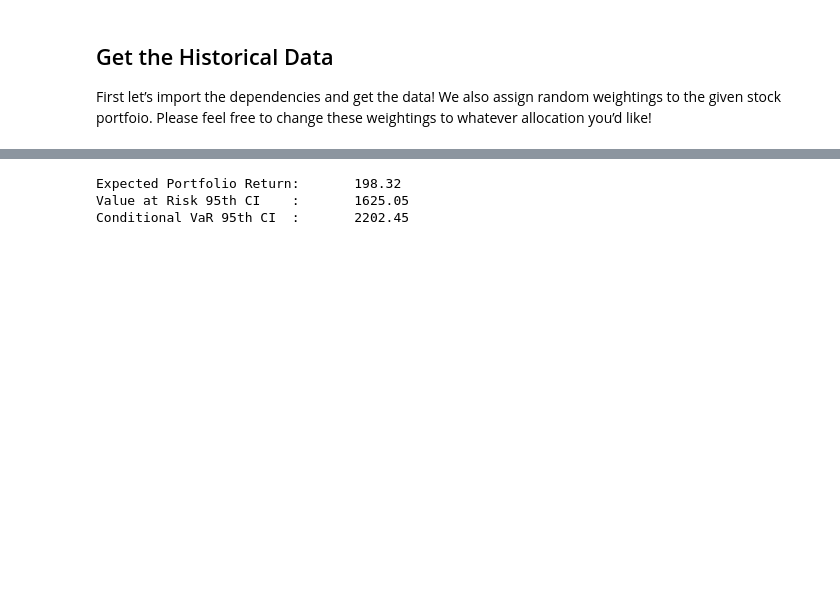
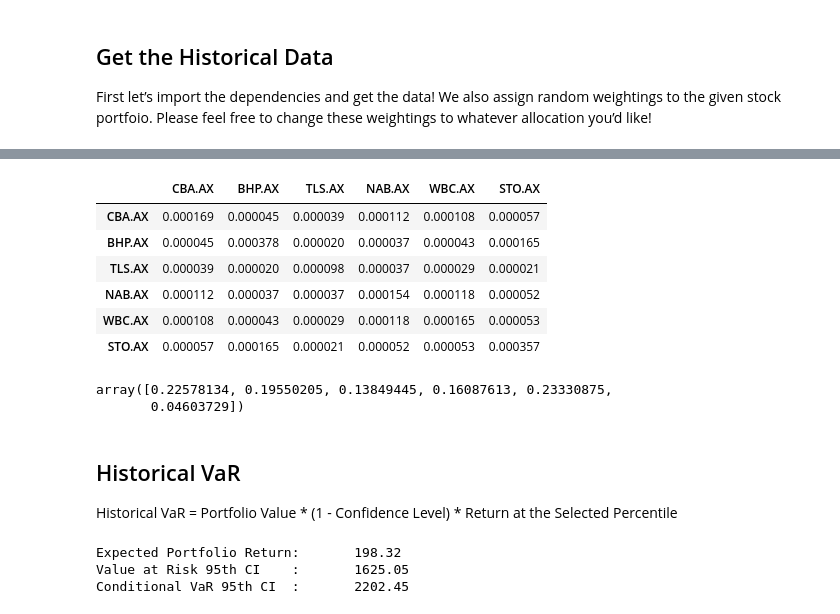
Before and after one commit to arunp77/Machine-Learning, a Jupyter notebook: Projects-ML/Monete-Carlo-simulation-Var_CVaR.ipynb, the cells around one changed output, grey strips where cells are left out. Drawn from its saved outputs; the diff is of its cells as text; code cells hidden in the pictures; blank space fills up the shorter version.

```diff
--- a/Projects-ML/Monete-Carlo-simulation-Var_CVaR.ipynb
+++ b/Projects-ML/Monete-Carlo-simulation-Var_CVaR.ipynb
@@ -77 +116,21 @@ Here we make no assumptions about the distribution of returns.
+# %%
+covMatrix
+# %% [output]
+|  | CBA.AX | BHP.AX | TLS.AX | NAB.AX | WBC.AX | STO.AX |
+| CBA.AX | 0.000169 | 0.000045 | 0.000039 | 0.000112 | 0.000108 | 0.000057 |
+| BHP.AX | 0.000045 | 0.000378 | 0.000020 | 0.000037 | 0.000043 | 0.000165 |
+| TLS.AX | 0.000039 | 0.000020 | 0.000098 | 0.000037 | 0.000029 | 0.000021 |
+| NAB.AX | 0.000112 | 0.000037 | 0.000037 | 0.000154 | 0.000118 | 0.000052 |
+| WBC.AX | 0.000108 | 0.000043 | 0.000029 | 0.000118 | 0.000165 | 0.000053 |
+| STO.AX | 0.000057 | 0.000165 | 0.000021 | 0.000052 | 0.000053 | 0.000357 |
+# %%
+weights
+# %% [output]
+array([0.22578134, 0.19550205, 0.13849445, 0.16087613, 0.23330875,
+       0.04603729])
+# %% [markdown]
+## Historical VaR
+
+
+Historical VaR = Portfolio Value * (1 - Confidence Level) * Return at the Selected Percentile
 # %%
```
Also changed, not shown: parts of 7 cells of this notebook, 1 other file.
